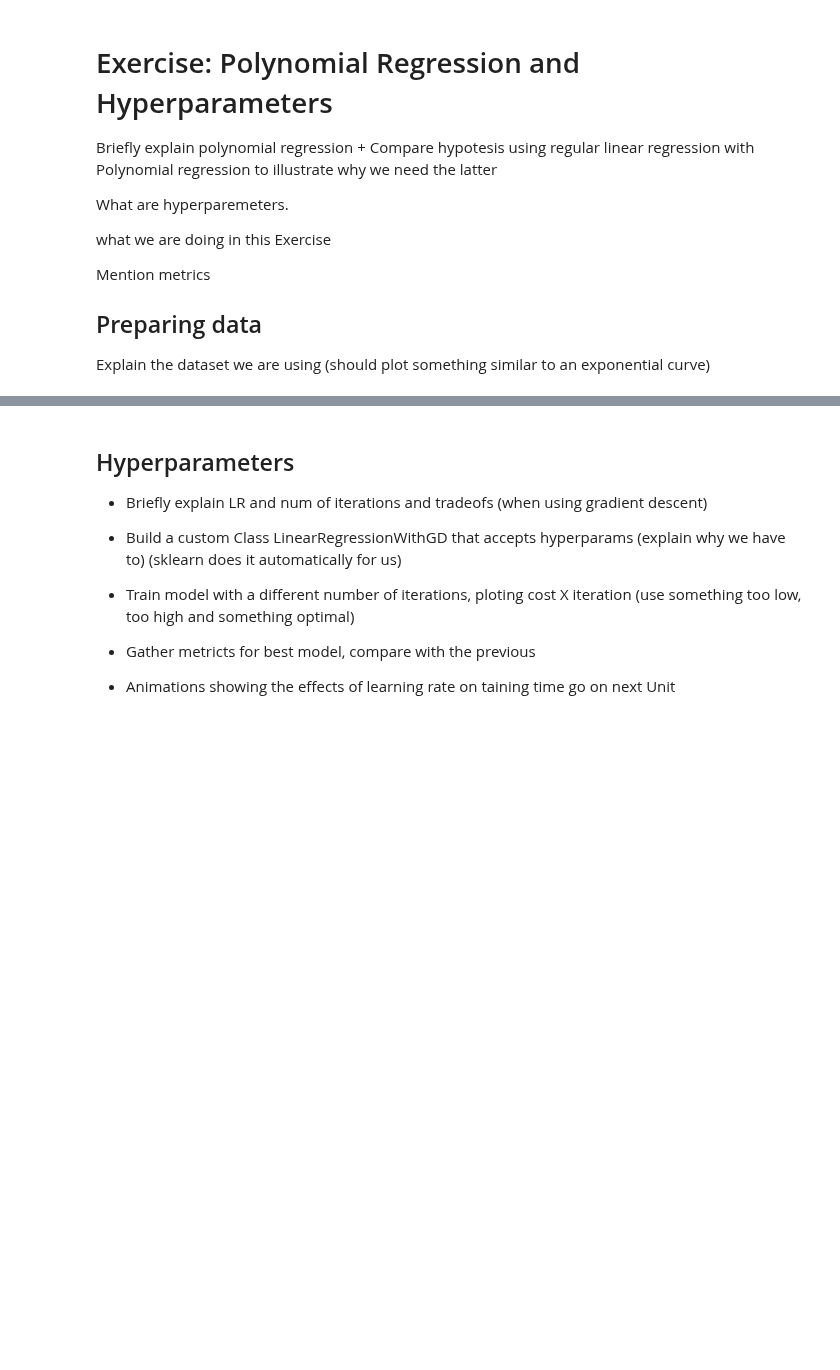
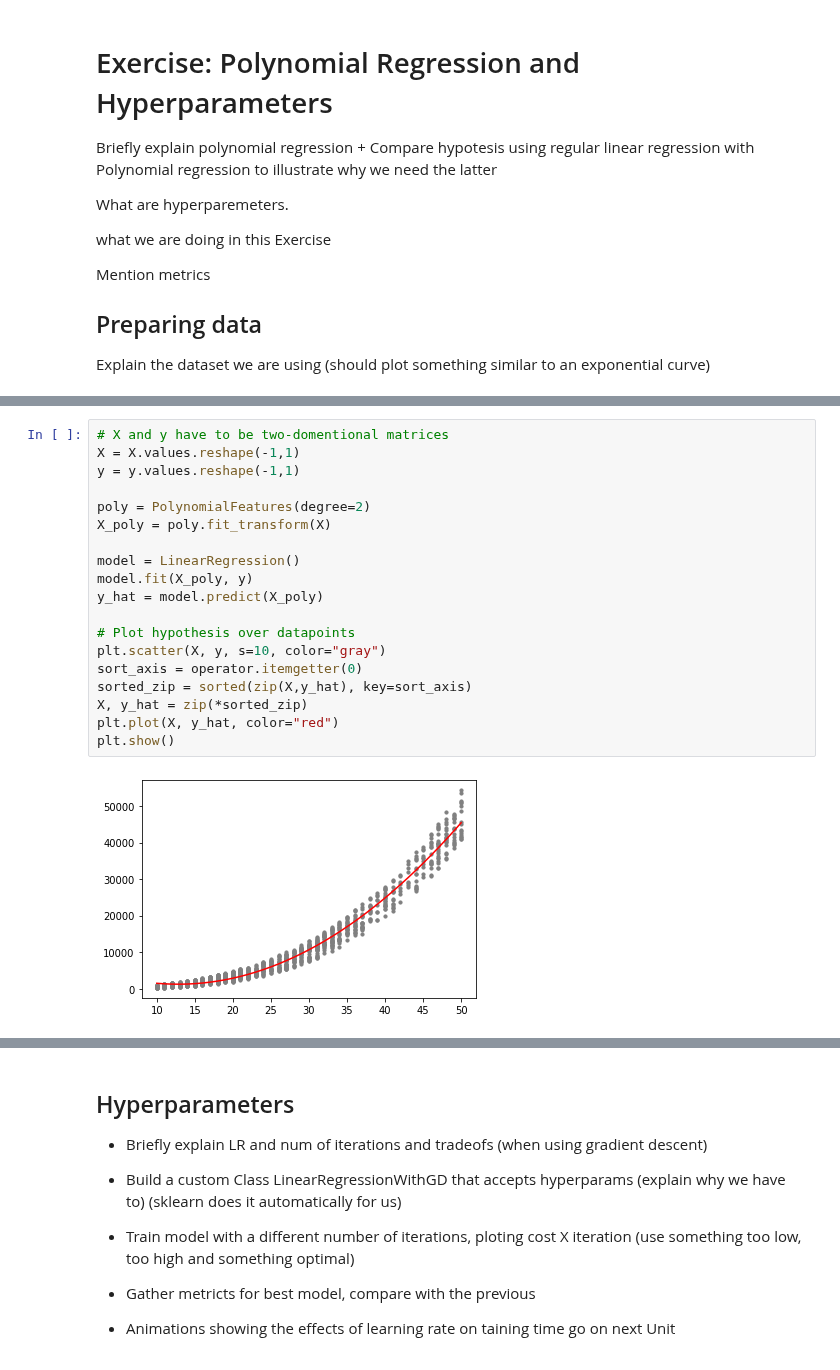
Before and after one commit to MicrosoftDocs/mslearn-introduction-to-machine-learning, a Jupyter notebook: 1b - unit 03.ipynb, the cells around one changed output, grey strips where cells are left out. Cells and saved outputs as stored; diff of their text form; blank space fills up the shorter version.

```diff
--- a/1b - unit 03.ipynb
+++ b/1b - unit 03.ipynb
@@ -33,0 +58,21 @@ Use metrics such as RMSE/R2/Accuracy to evaluate the model
+# %%
+# X and y have to be two-domentional matrices
+X = X.values.reshape(-1,1)
+y = y.values.reshape(-1,1)
+
+poly = PolynomialFeatures(degree=2)
+X_poly = poly.fit_transform(X)
+
+model = LinearRegression()
+model.fit(X_poly, y)
+y_hat = model.predict(X_poly)
+
+# Plot hypothesis over datapoints
+plt.scatter(X, y, s=10, color="gray")
+sort_axis = operator.itemgetter(0)
+sorted_zip = sorted(zip(X,y_hat), key=sort_axis)
+X, y_hat = zip(*sorted_zip)
+plt.plot(X, y_hat, color="red")
+plt.show()
+# %% [output]
+[figure, added]
```
Also changed, not shown: parts of 6 cells of this notebook, 2 other files.
